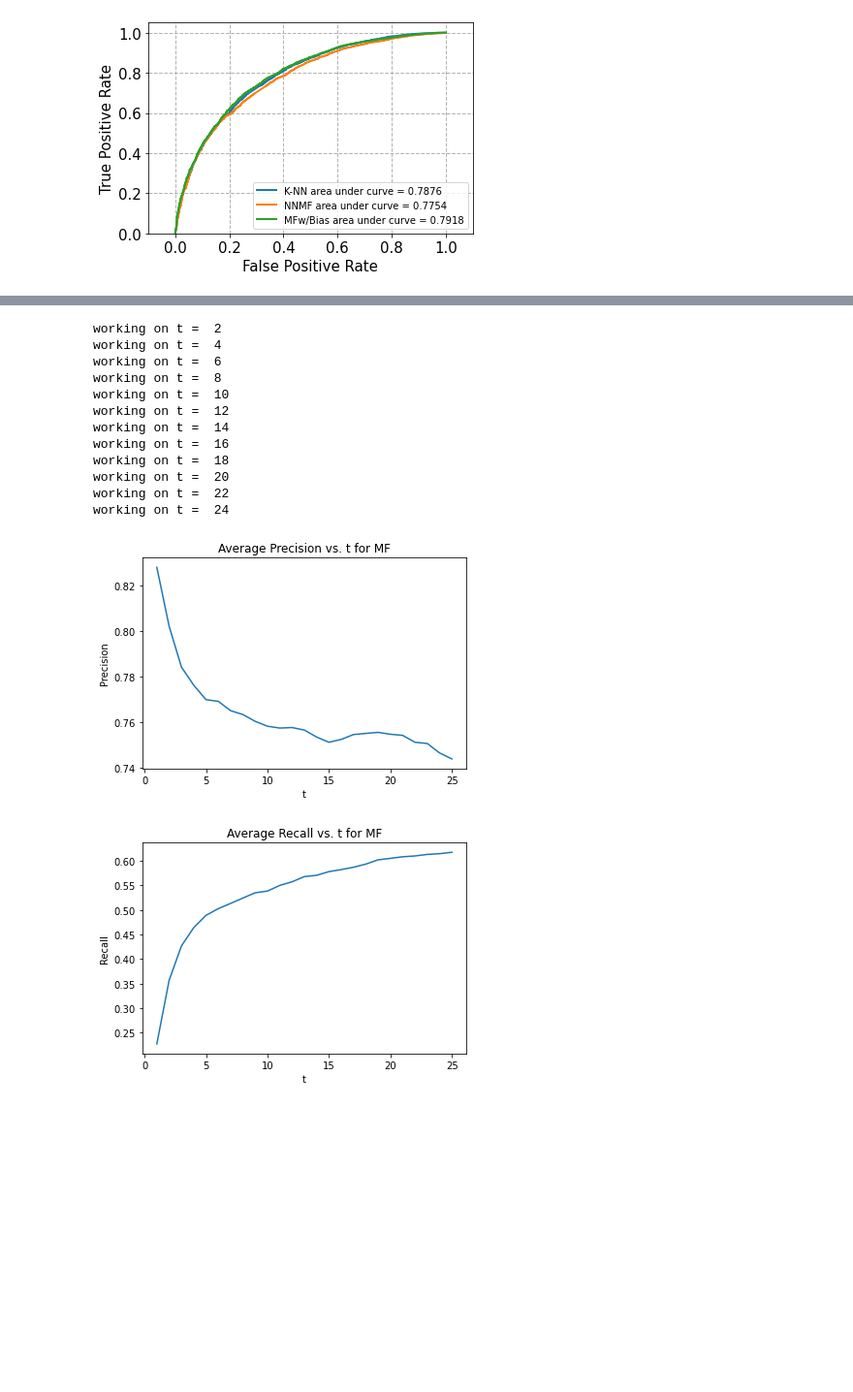
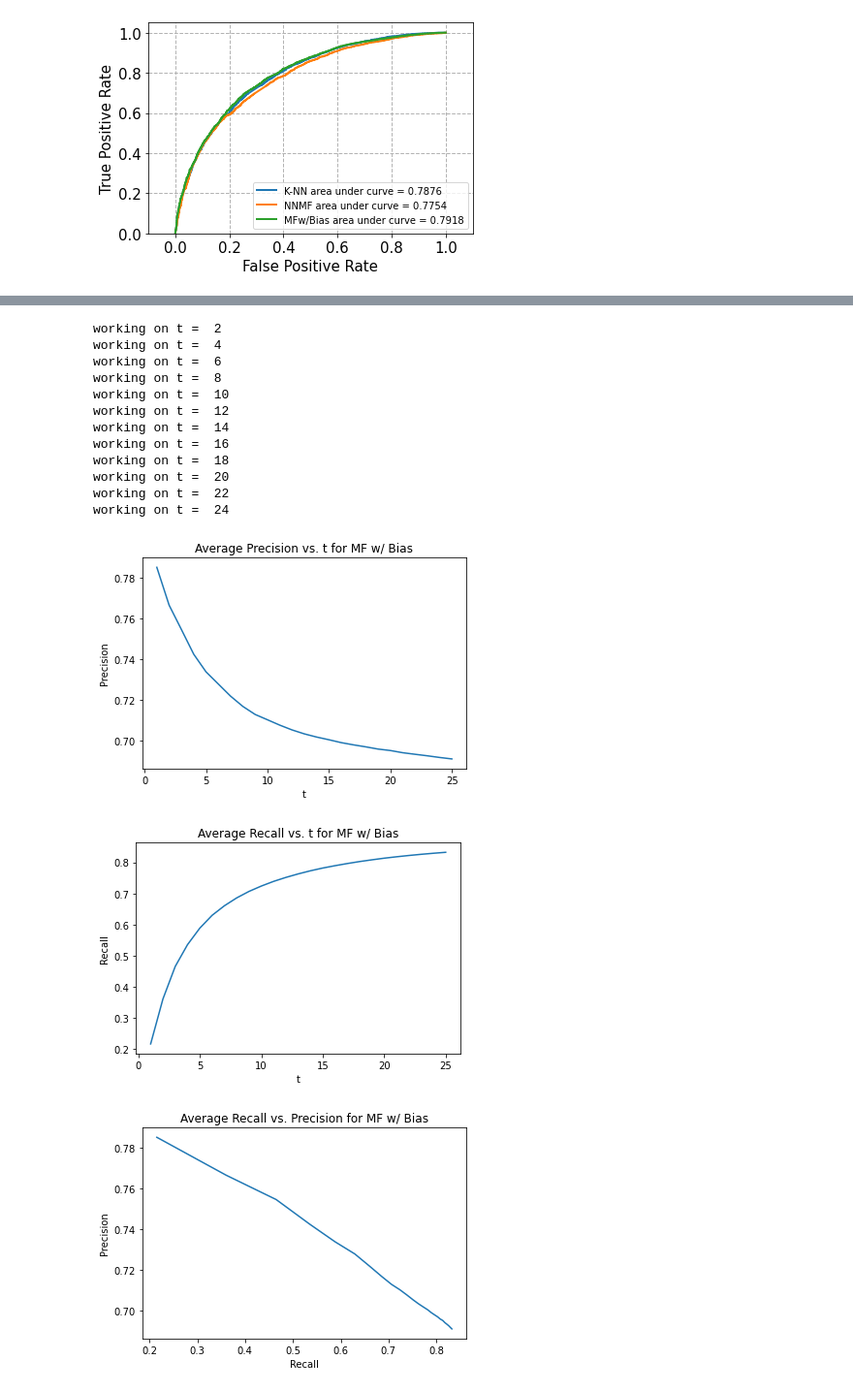
Before and after one commit to ztucker4/ECE219_Winter2021, a Jupyter notebook: Project_3/Project_3.ipynb, the cells around one changed output, grey strips where cells are left out. Shown at 97% size. Saved outputs shown, nothing was run; the diff lists cells and outputs as text; code cells hidden in the pictures; blank space fills up the shorter version.

```diff
--- a/Project_3/Project_3.ipynb
+++ b/Project_3/Project_3.ipynb
@@ -1249,7 +1067,7 @@ working on t =  24
 #10-fold cross validation - will average recall and precision
 
 num_splits = 10
-kf = KFold(n_splits=num_splits, random_state=42)
+kf = KFold(n_splits=num_splits)
 
 algo = NMF(n_factors = 20, random_state=42)
 
@@ -1266,7 +1084,7 @@ for t in t_vals:
 
         algo.fit(trainset)
 
-        predictions = algo.test(trim_ratings(testset,t))
+        predictions = algo.test(testset)
         precs, recs = precision_recall_at_t(predictions, t, 3)
 
         avg_prec = sum(precs.values())/len(precs)
@@ -1292,6 +1110,13 @@ plt.title("Average Recall vs. t for NNMF")
 plt.xlabel("t")
 plt.ylabel("Recall")
 plt.show()
+
+plt.figure()
+plt.plot(t_recs_NNMF, t_precs_NNMF)
+plt.title("Average Recall vs. Precision for NNMF")
+plt.xlabel("Recall")
+plt.ylabel("Precision")
+plt.show()
 # %% [output]
 working on t =  2
 working on t =  4
@@ -1330,8 +1156,8 @@ for t in t_vals:
 
         algo.fit(trainset)
 
-        predictions = algo.test(trim_ratings(testset,t))
-        precs, recs = precision_recall_at_k(predictions, t, 3)
+        predictions = algo.test(testset)
+        precs, recs = precision_recall_at_t(predictions, t, 3)
 
         avg_prec = sum(precs.values())/len(precs)
         avg_rec = sum(recs.values())/len(recs)
@@ -1340,37 +1166,45 @@ for t in t_vals:
 
     avg_prec_t = sum(precs_fold)/num_splits
     avg_rec_t = sum(recs_fold)/num_splits
     t_precs_MF.append(avg_prec_t)
     t_recs_MF.append(avg_rec_t)
 
 plt.figure()
 plt.plot(t_vals, t_precs_MF)
-plt.title("Average Precision vs. t for MF")
+plt.title("Average Precision vs. t for MF w/ Bias")
 plt.xlabel("t")
 plt.ylabel("Precision")
 plt.show()
 
 plt.figure()
 plt.plot(t_vals, t_recs_MF)
-plt.title("Average Recall vs. t for MF")
+plt.title("Average Recall vs. t for MF w/ Bias")
 plt.xlabel("t")
 plt.ylabel("Recall")
 plt.show()
+
+plt.figure()
+plt.plot(t_recs_MF, t_precs_MF)
+plt.title("Average Recall vs. Precision for MF w/ Bias")
+plt.xlabel("Recall")
+plt.ylabel("Precision")
+plt.show()
 # %% [output]
 working on t =  2
 working on t =  4
 working on t =  6
 working on t =  8
 working on t =  10
 working on t =  12
 working on t =  14
 working on t =  16
 working on t =  18
 working on t =  20
 working on t =  22
 working on t =  24
-[figure, old version]
+[figure, new version]
-[figure, old version]
+[figure, new version]
+[figure, added]
 # %%
 #Q 39 and individual recall/precision plots for 36-38
 #fixing sorting so that recs are strictly increasing
```
Also changed, not shown: parts of 19 cells of this notebook.
